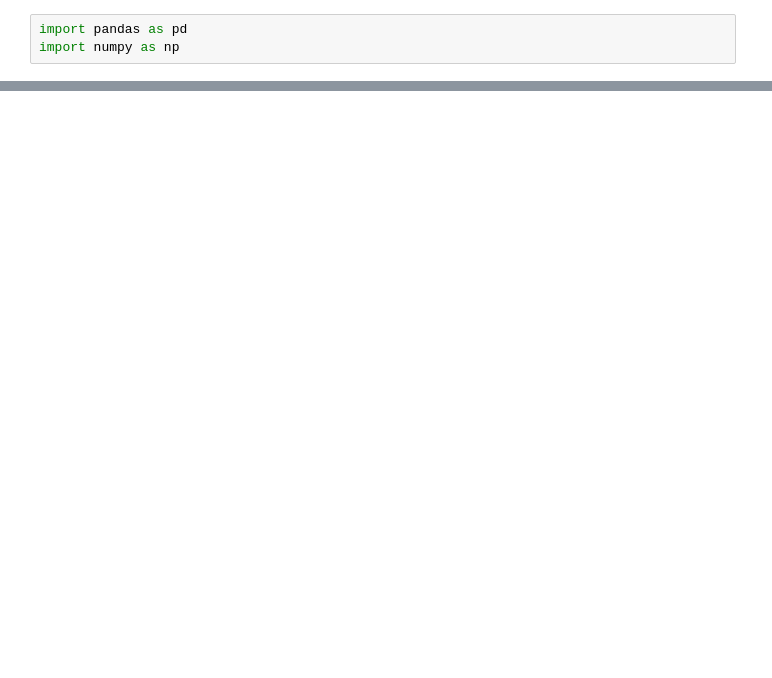
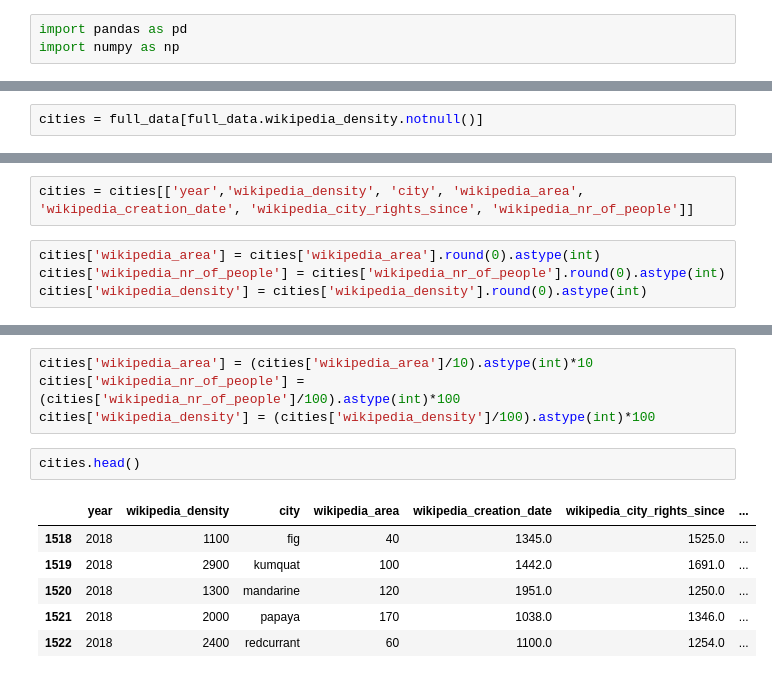
Before and after one commit to KonradJadwizyc/Hackathon-16.11.2019, a Jupyter notebook: codes/Python/hackathon.ipynb, the cells around one changed output, grey strips where cells are left out. Cells and saved outputs as stored; diff of their text form; blank space fills up the shorter version.

```diff
--- a/codes/Python/hackathon.ipynb
+++ b/codes/Python/hackathon.ipynb
@@ -25,0 +51,2 @@ df
+# %%
+cities = full_data[full_data.wikipedia_density.notnull()]
@@ -25,0 +60,6 @@ df
+# %%
+cities = cities[['year','wikipedia_density', 'city', 'wikipedia_area', 'wikipedia_creation_date', 'wikipedia_city_rights_since', 'wikipedia_nr_of_people']]
+# %%
+cities['wikipedia_area'] = cities['wikipedia_area'].round(0).astype(int)
+cities['wikipedia_nr_of_people'] = cities['wikipedia_nr_of_people'].round(0).astype(int)
+cities['wikipedia_density'] = cities['wikipedia_density'].round(0).astype(int)
@@ -25,0 +75,13 @@ df
+# %%
+cities['wikipedia_area'] = (cities['wikipedia_area']/10).astype(int)*10
+cities['wikipedia_nr_of_people'] = (cities['wikipedia_nr_of_people']/100).astype(int)*100
+cities['wikipedia_density'] = (cities['wikipedia_density']/100).astype(int)*100
+# %%
+cities.head()
+# %% [output]
+|  | year | wikipedia_density | city | wikipedia_area | wikipedia_creation_date | wikipedia_city_rights_since | ... |
+| 1518 | 2018 | 1100 | fig | 40 | 1345.0 | 1525.0 | ... |
+| 1519 | 2018 | 2900 | kumquat | 100 | 1442.0 | 1691.0 | ... |
+| 1520 | 2018 | 1300 | mandarine | 120 | 1951.0 | 1250.0 | ... |
+| 1521 | 2018 | 2000 | papaya | 170 | 1038.0 | 1346.0 | ... |
+| 1522 | 2018 | 2400 | redcurrant | 60 | 1100.0 | 1254.0 | ... |
```
Also changed, not shown: parts of 19 cells of this notebook, 6 other files.
